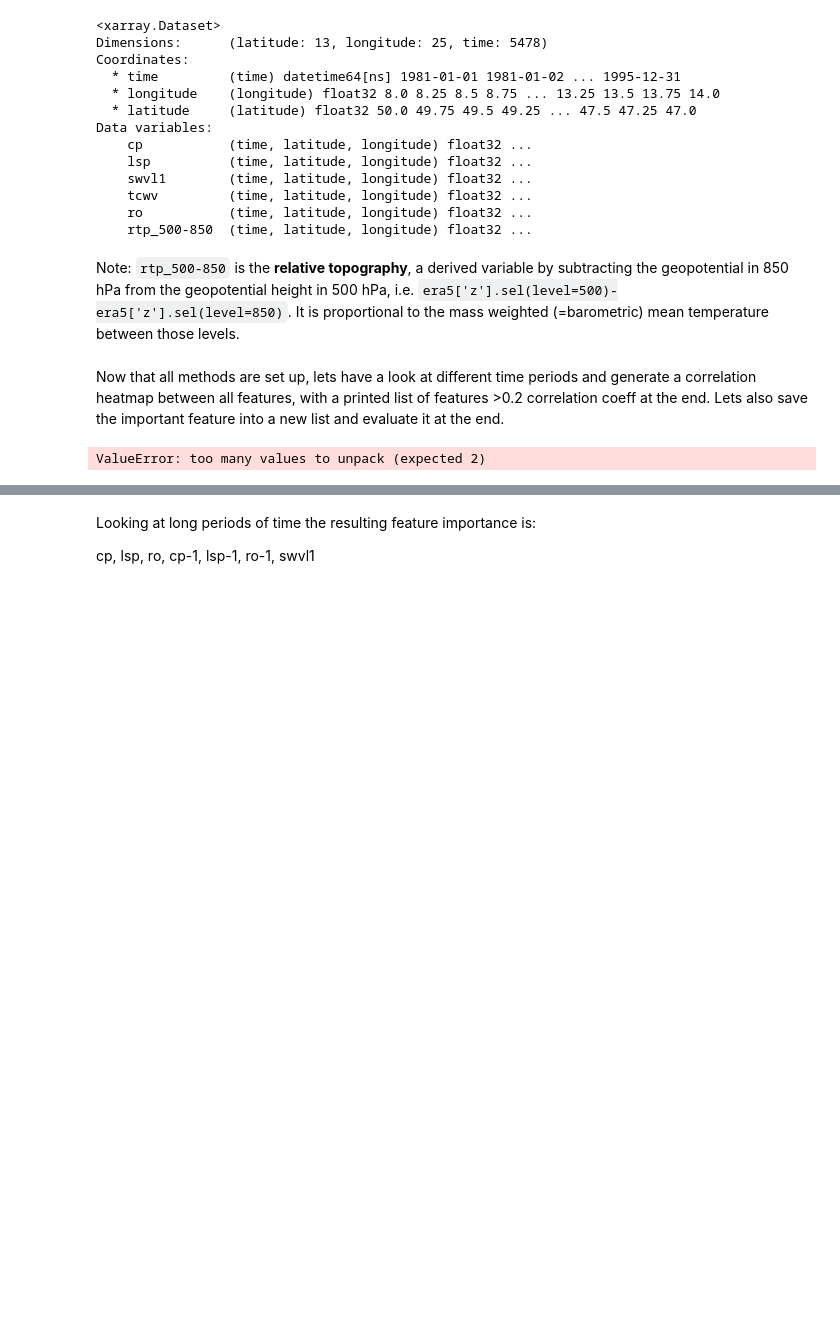
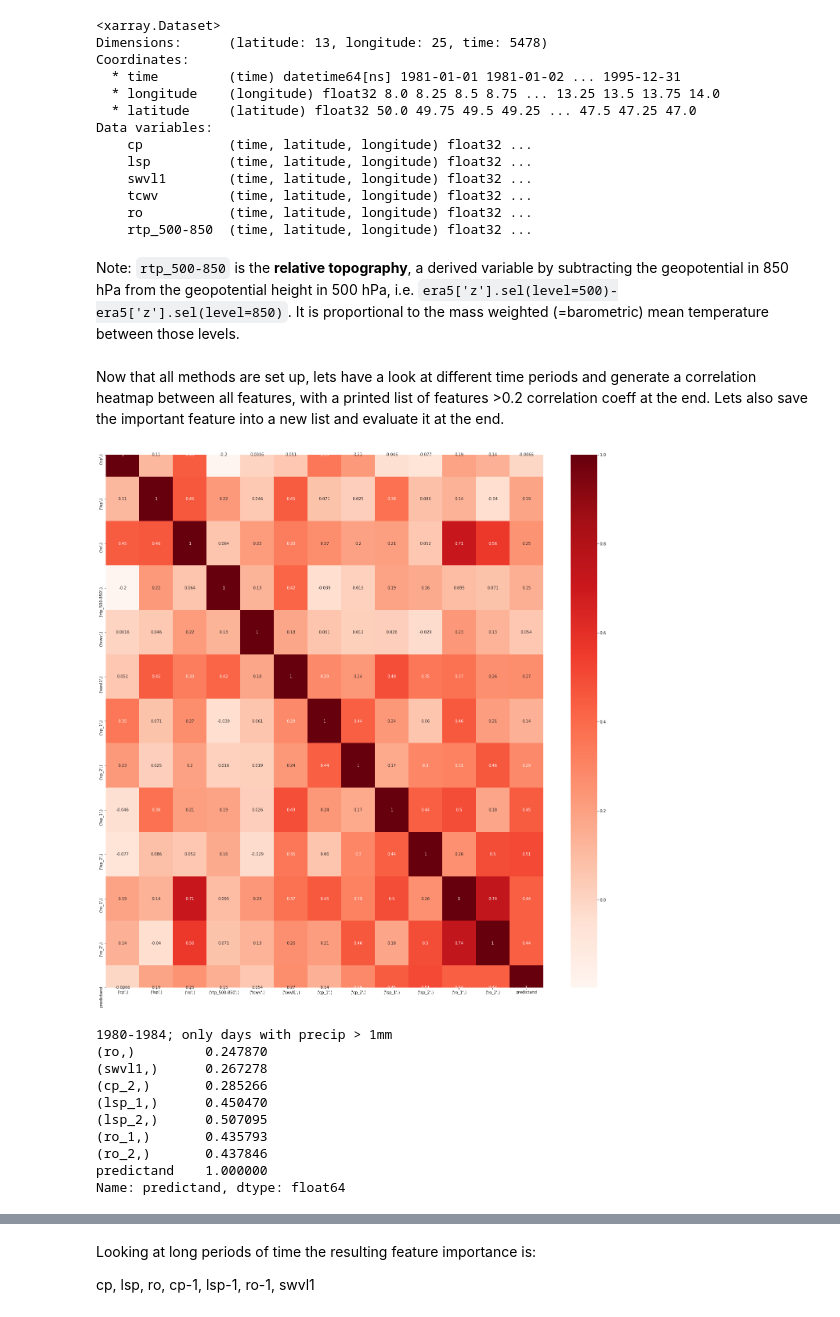
Before and after one commit to ECMWFCode4Earth/ml_flood, a Jupyter notebook: notebooks/2_preprocessing/2.01_correlation_analysis.ipynb, the cells around one changed output, grey strips where cells are left out. Saved outputs shown, nothing was run; the diff lists cells and outputs as text; code cells hidden in the pictures; blank space fills up the shorter version.

```diff
--- a/notebooks/2_preprocessing/2.01_correlation_analysis.ipynb
+++ b/notebooks/2_preprocessing/2.01_correlation_analysis.ipynb
@@ -85,7 +85,7 @@ import seaborn as sns
 from sklearn.feature_selection import RFE
 
 def generate_heatmap(X, y, descr='description'):
-    df = pd.DataFrame(data=X.T.values, columns=X.features.values, index=X.time.values)
+    df = pd.DataFrame(data=X.values, columns=X.features.values, index=X.time.values)
     df['predictand'] = y
     plt.figure(figsize=(25,25))
     cor = df.corr()
@@ -101,15 +101,26 @@ Now that all methods are set up, lets have a look at different time periods and
 # %%
 important_features = []
 # %%
-X, y = feature_preproc(era5=era5, glofas=glofas, timeinit='1980', timeend='1984')
+timeinit, timeend = '1980', '1984'
+X, y = feature_preproc(era5=era5, glofas=glofas, timeinit=timeinit, timeend=timeend)
 
-Xtp = X.sel(features='cp') + X.sel(features='lsp')
+Xtp = X.sel(features=('cp',)) + X.sel(features=('lsp',))
 Xprecip = Xtp.where(Xtp>1/1000, drop=True)
 X = X.where(Xprecip)
 y = y.where(Xprecip)
 
 ft = generate_heatmap(X=X, y=y, descr=f'{timeinit}-{timeend}; only days with precip > 1mm')
 important_features.append(ft)
 # %% [output]
+[figure, added]
-ValueError: too many values to unpack (expected 2)
+1980-1984; only days with precip > 1mm
+(ro,)         0.247870
+(swvl1,)      0.267278
+(cp_2,)       0.285266
+(lsp_1,)      0.450470
+(lsp_2,)      0.507095
+(ro_1,)       0.435793
+(ro_2,)       0.437846
+predictand    1.000000
+Name: predictand, dtype: float64
 # %%
```
Also changed, not shown: parts of 8 cells of this notebook, 3 other files.
